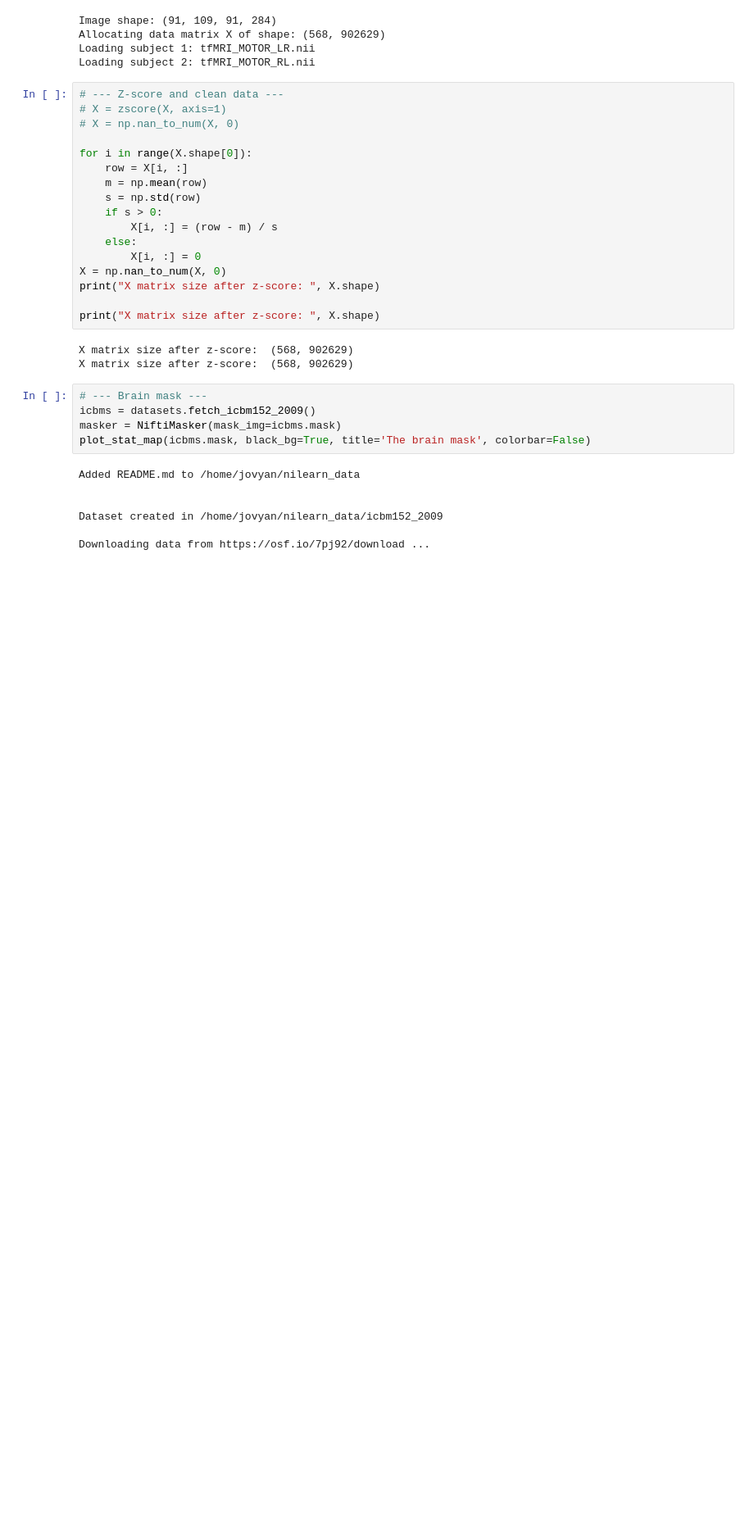
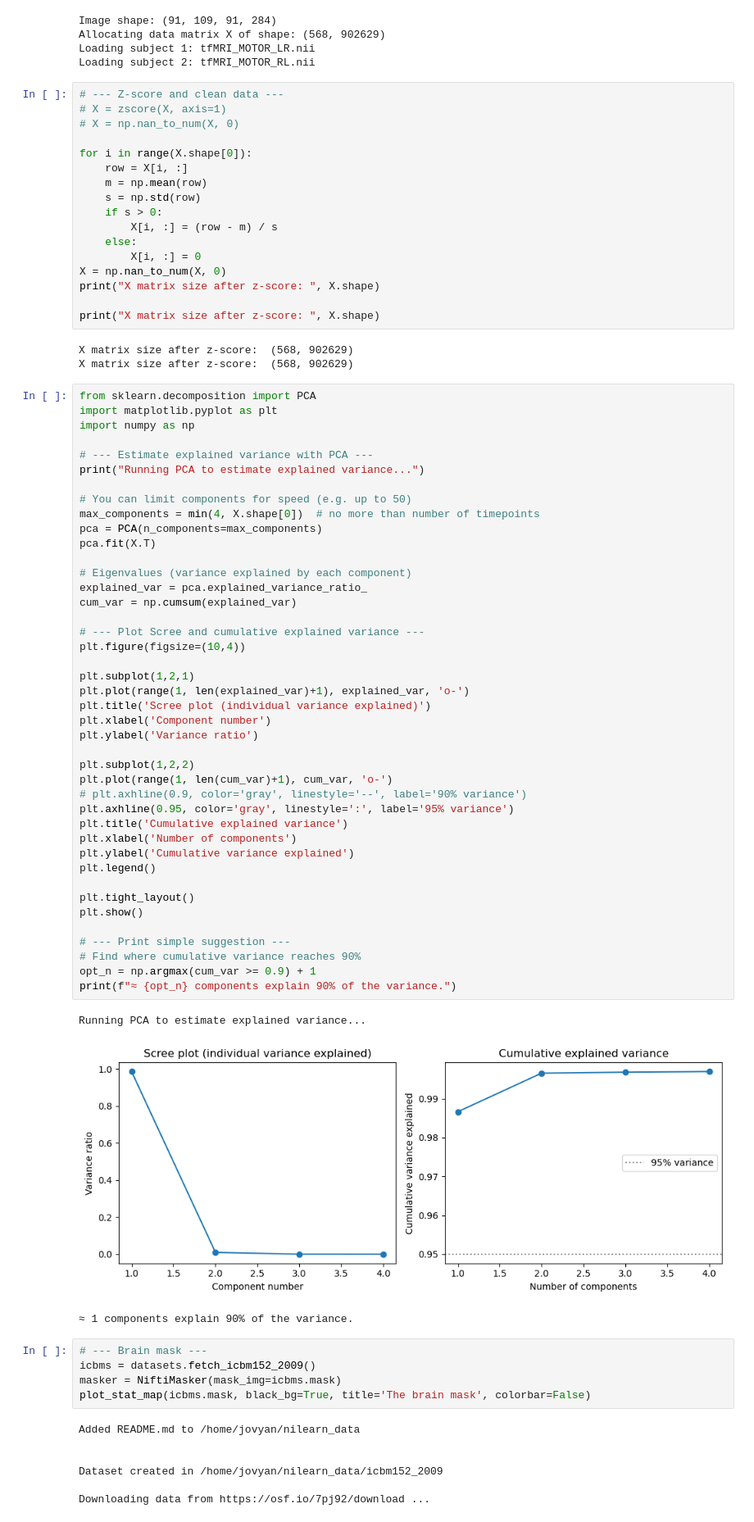
Before and after one commit to Rose-Kapps/NSSPMini_Project1, a Jupyter notebook: mini_project_1.ipynb, the cells around one changed output. Shown at 82% size. Saved outputs shown, nothing was run; the diff lists cells and outputs as text; blank space fills up the shorter version.

```diff
--- a/mini_project_1.ipynb
+++ b/mini_project_1.ipynb
@@ -1099,6 +1114,52 @@ print("X matrix size after z-score: ", X.shape)
 # %% [output]
 X matrix size after z-score:  (568, 902629)
 X matrix size after z-score:  (568, 902629)
+# %%
+from sklearn.decomposition import PCA
+import matplotlib.pyplot as plt
+import numpy as np
+
+# --- Estimate explained variance with PCA ---
+print("Running PCA to estimate explained variance...")
+
+# You can limit components for speed (e.g. up to 50)
+max_components = min(4, X.shape[0])  # no more than number of timepoints
+pca = PCA(n_components=max_components)
+pca.fit(X.T)
+
+# Eigenvalues (variance explained by each component)
+explained_var = pca.explained_variance_ratio_
+cum_var = np.cumsum(explained_var)
+
+# --- Plot Scree and cumulative explained variance ---
+plt.figure(figsize=(10,4))
+
+plt.subplot(1,2,1)
+plt.plot(range(1, len(explained_var)+1), explained_var, 'o-')
+plt.title('Scree plot (individual variance explained)')
+plt.xlabel('Component number')
+plt.ylabel('Variance ratio')
+
+plt.subplot(1,2,2)
+plt.plot(range(1, len(cum_var)+1), cum_var, 'o-')
+# plt.axhline(0.9, color='gray', linestyle='--', label='90% variance')
+plt.axhline(0.95, color='gray', linestyle=':', label='95% variance')
+plt.title('Cumulative explained variance')
+plt.xlabel('Number of components')
+plt.ylabel('Cumulative variance explained')
+plt.legend()
+
+plt.tight_layout()
+plt.show()
+
+# --- Print simple suggestion ---
+# Find where cumulative variance reaches 90%
+opt_n = np.argmax(cum_var >= 0.9) + 1
+print(f"≈ {opt_n} components explain 90% of the variance.")
+# %% [output]
+Running PCA to estimate explained variance...
+[figure, added]
+≈ 1 components explain 90% of the variance.
 # %%
 # --- Brain mask ---
 icbms = datasets.fetch_icbm152_2009()
```
Also changed, not shown: parts of 4 cells of this notebook.
